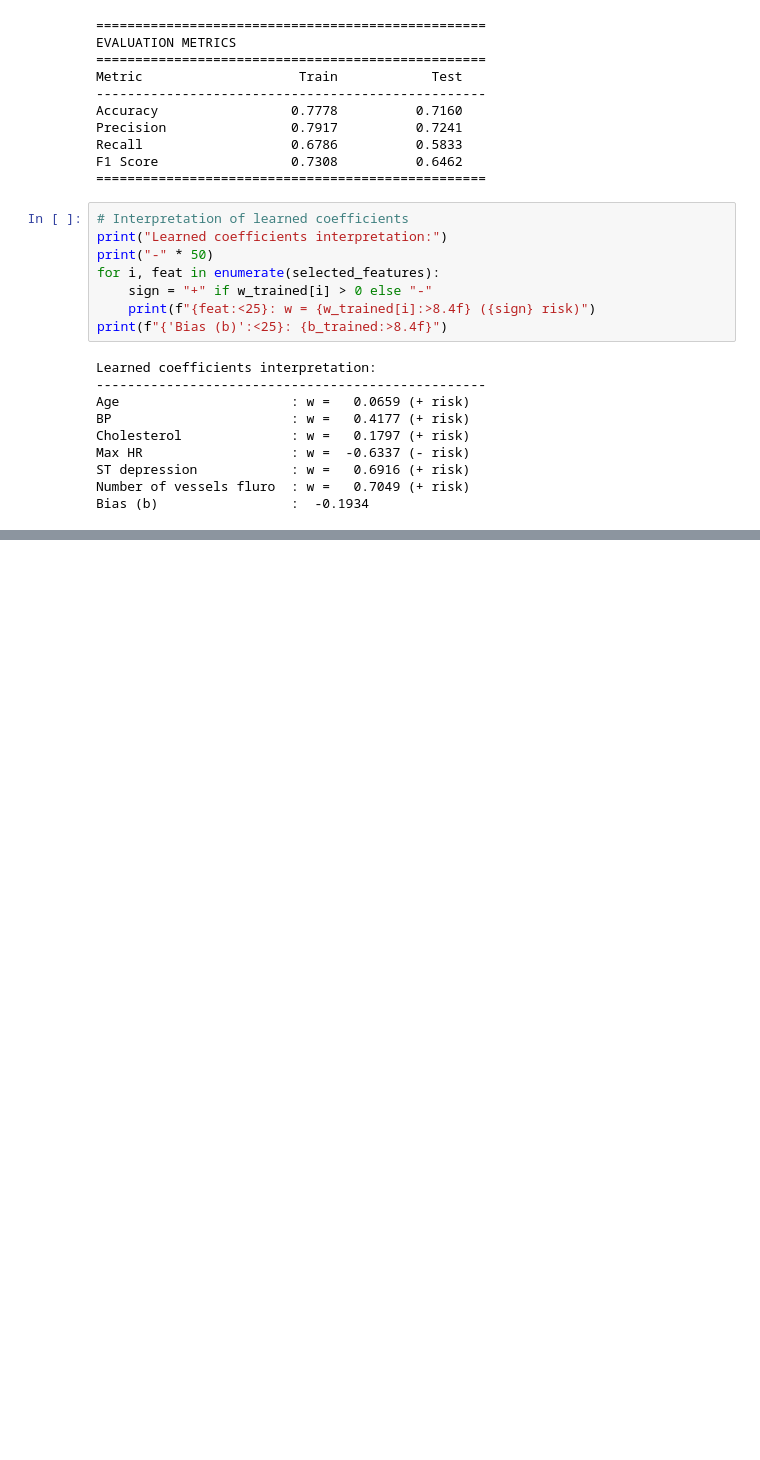
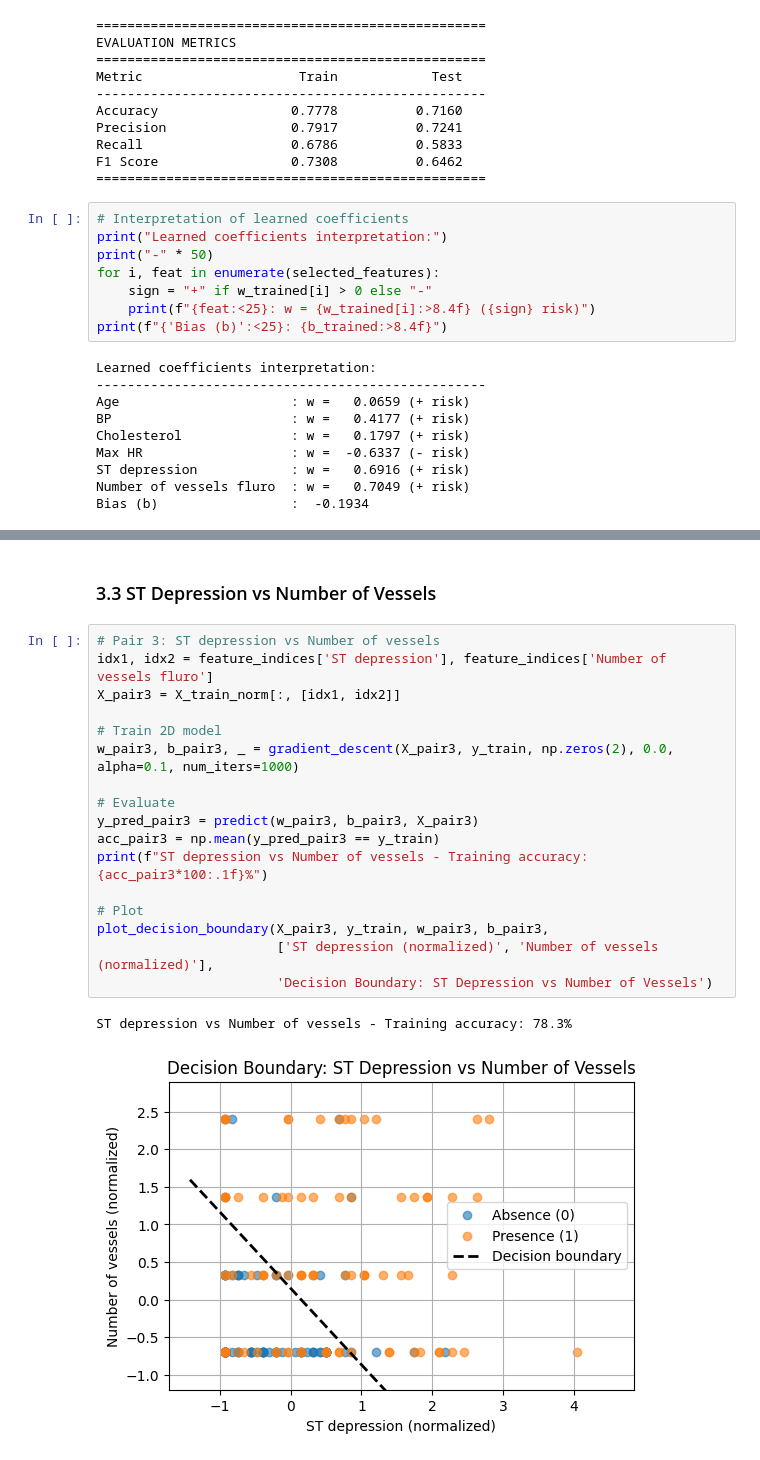
Before and after one commit to Carmo0982/Lab02TDSE, a Jupyter notebook: heart_disease_lr_analysis.ipynb, the cells around one changed output, grey strips where cells are left out. Saved outputs shown, nothing was run; the diff lists cells and outputs as text; blank space fills up the shorter version.

```diff
--- a/heart_disease_lr_analysis.ipynb
+++ b/heart_disease_lr_analysis.ipynb
@@ -484,0 +628,22 @@ Bias (b)                 :  -0.1934
+# %% [markdown]
+### 3.3 ST Depression vs Number of Vessels
+# %%
+# Pair 3: ST depression vs Number of vessels
+idx1, idx2 = feature_indices['ST depression'], feature_indices['Number of vessels fluro']
+X_pair3 = X_train_norm[:, [idx1, idx2]]
+
+# Train 2D model
+w_pair3, b_pair3, _ = gradient_descent(X_pair3, y_train, np.zeros(2), 0.0, alpha=0.1, num_iters=1000)
+
+# Evaluate
+y_pred_pair3 = predict(w_pair3, b_pair3, X_pair3)
+acc_pair3 = np.mean(y_pred_pair3 == y_train)
+print(f"ST depression vs Number of vessels - Training accuracy: {acc_pair3*100:.1f}%")
+
+# Plot
+plot_decision_boundary(X_pair3, y_train, w_pair3, b_pair3,
+                       ['ST depression (normalized)', 'Number of vessels (normalized)'],
+                       'Decision Boundary: ST Depression vs Number of Vessels')
+# %% [output]
+ST depression vs Number of vessels - Training accuracy: 78.3%
+[figure, added]
```
Also changed, not shown: parts of 13 cells of this notebook.
